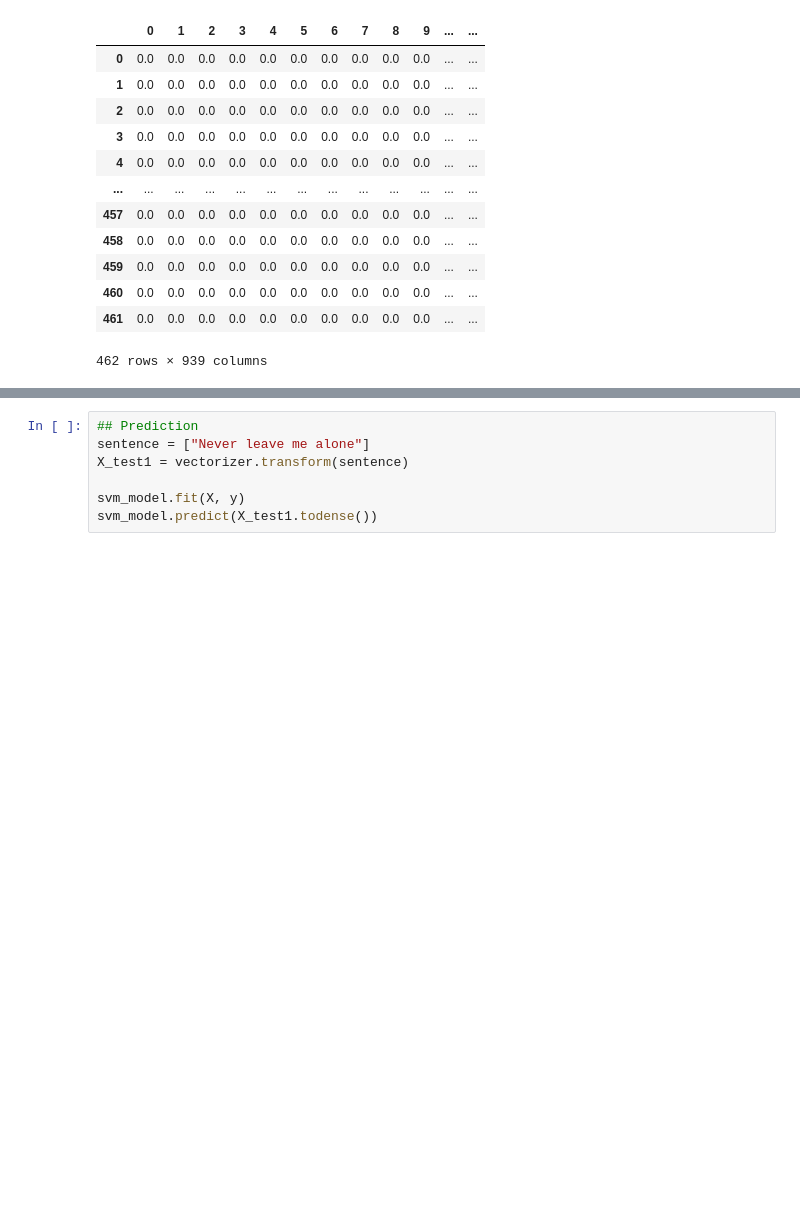
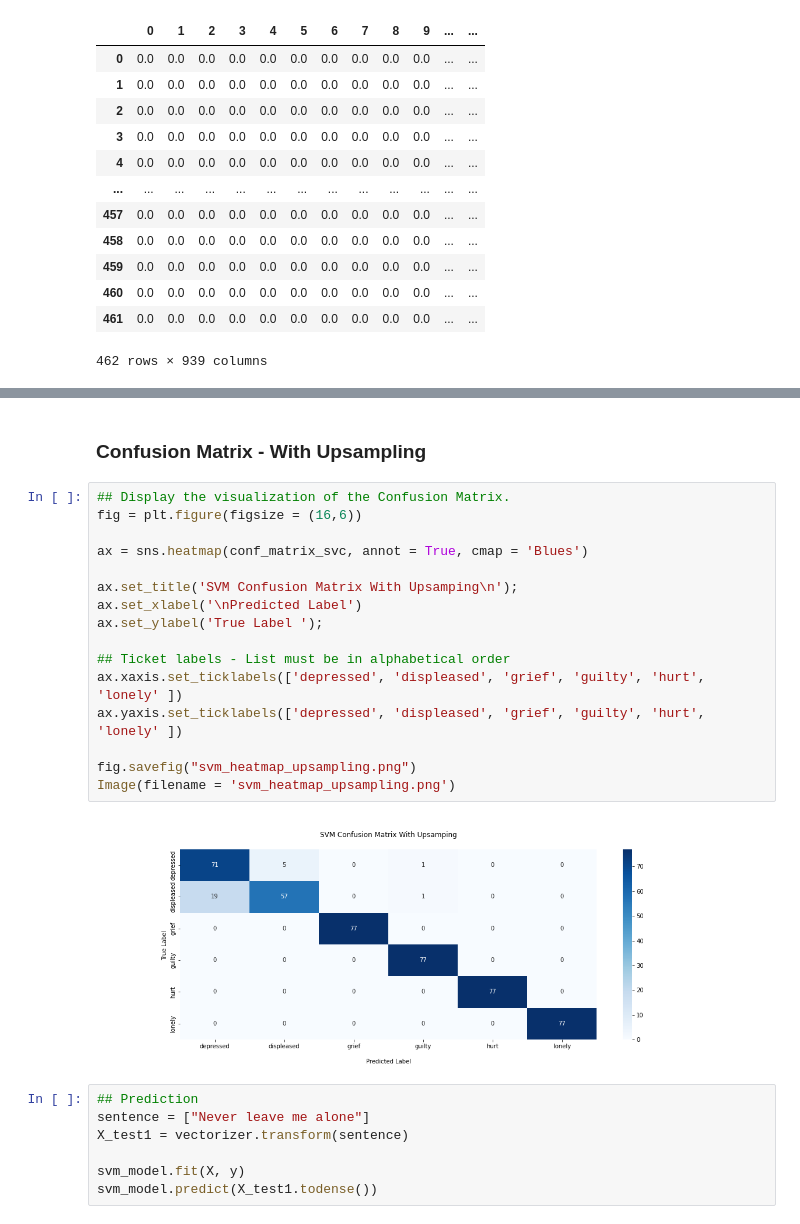
Before and after one commit to EricSHuang/419-Project, a Jupyter notebook: 03-SVM.ipynb, the cells around one changed output, grey strips where cells are left out. Cells and saved outputs as stored; diff of their text form; blank space fills up the shorter version.

```diff
--- a/03-SVM.ipynb
+++ b/03-SVM.ipynb
@@ -298,3 +324,23 @@ weighted avg       0.96      0.95      0.95       462
+# %% [markdown]
+### Confusion Matrix - With Upsampling
+# %%
+## Display the visualization of the Confusion Matrix.
+fig = plt.figure(figsize = (16,6))
+
+ax = sns.heatmap(conf_matrix_svc, annot = True, cmap = 'Blues')
+
+ax.set_title('SVM Confusion Matrix With Upsamping\n');
+ax.set_xlabel('\nPredicted Label')
+ax.set_ylabel('True Label ');
+
+## Ticket labels - List must be in alphabetical order
+ax.xaxis.set_ticklabels(['depressed', 'displeased', 'grief', 'guilty', 'hurt', 'lonely' ])
+ax.yaxis.set_ticklabels(['depressed', 'displeased', 'grief', 'guilty', 'hurt', 'lonely' ])
+
+fig.savefig("svm_heatmap_upsampling.png")
+Image(filename = 'svm_heatmap_upsampling.png')
+# %% [output]
+[figure, added]
 # %%
 ## Prediction
 sentence = ["Never leave me alone"]
```
Also changed, not shown: parts of 26 cells of this notebook, 3 other files.
